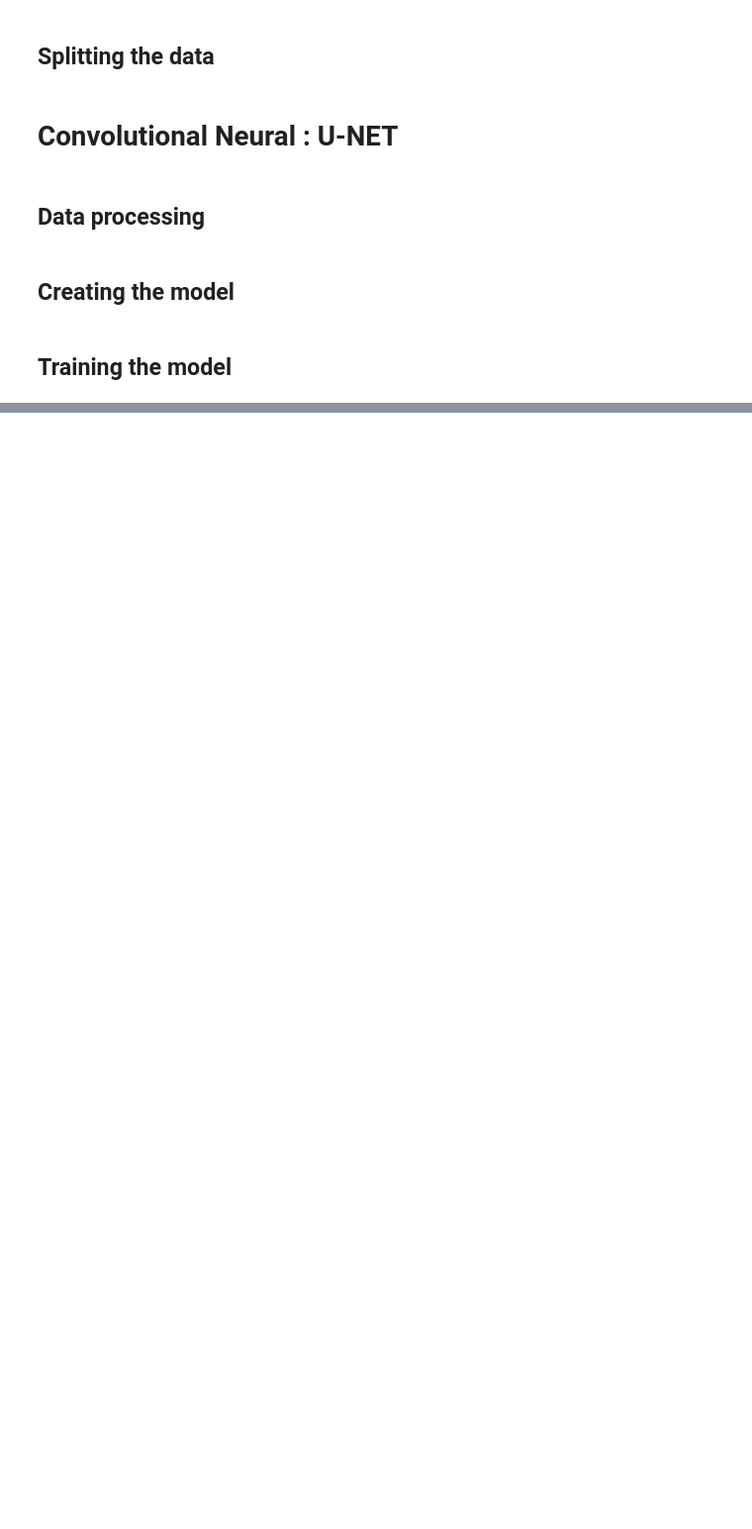
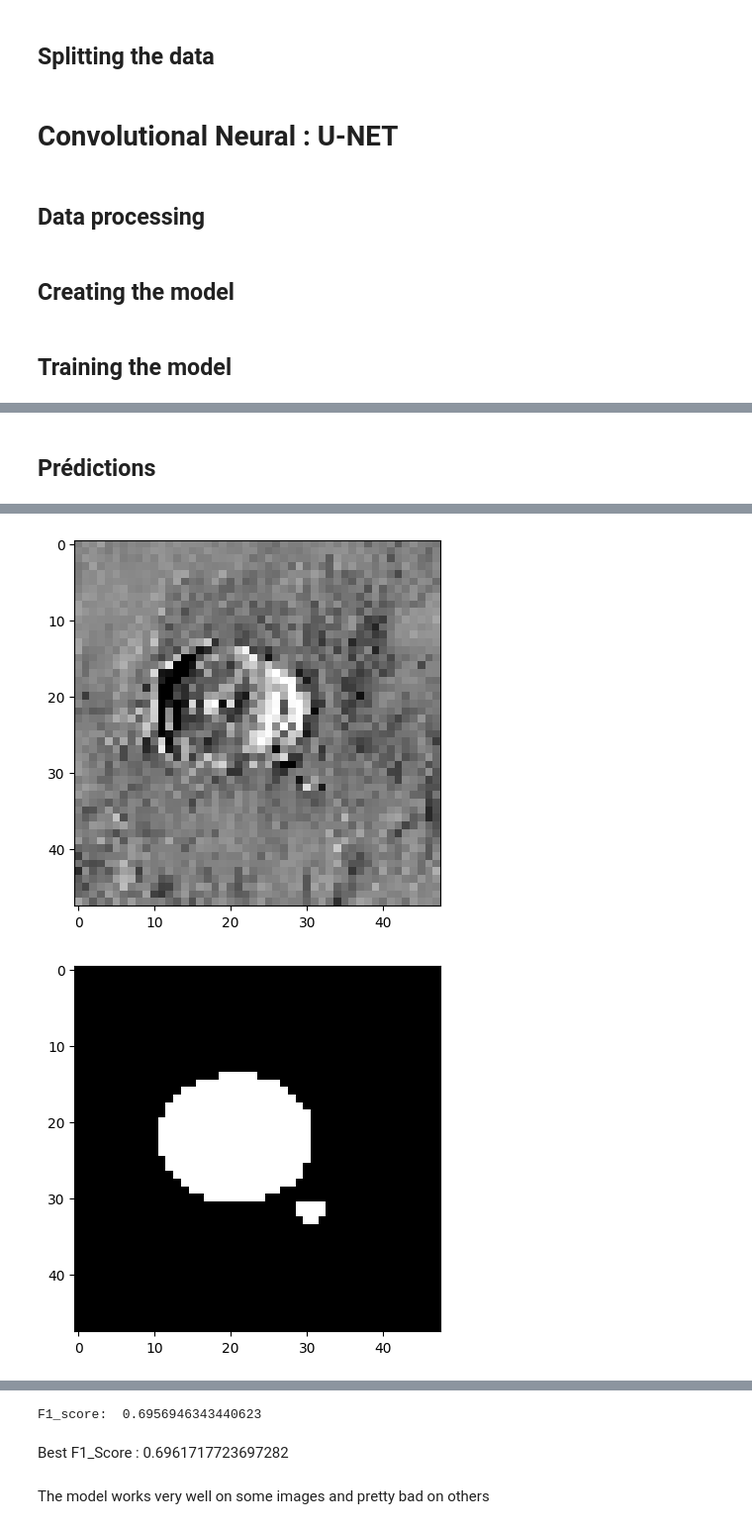
Before and after one commit to Seb65789/Lisboa-Machine-Learning-Project, a Jupyter notebook: Part_2/Classification_Problem_2/Classification_PB_2.ipynb, the cells around one changed output, grey strips where cells are left out. Shown at 99% size. Saved outputs shown, nothing was run; the diff lists cells and outputs as text; code cells hidden in the pictures; blank space fills up the shorter version.

```diff
--- a/Part_2/Classification_Problem_2/Classification_PB_2.ipynb
+++ b/Part_2/Classification_Problem_2/Classification_PB_2.ipynb
@@ -235,0 +252,29 @@ Best obtained so far -> rmsprop
+# %% [markdown]
+## Prédictions
+# %%
+# Predictions
+predictions = model_img.predict(Xval_b_mat)
+
+# Reshaping the predctions
+predictions = predictions.reshape(-1, 48, 48)
+
+# Thresholding the predictions
+predictions[predictions >= 0.5] = 1
+predictions[predictions < 0.5] = 0
+
+# The true image and the predicted one
+plt.imshow(Xval_b_mat[3], cmap='gray')
+plt.show()
+plt.imshow(Yval_b_mat[3], cmap='gray')
+plt.show()
+plt.imshow(predictions[3], cmap='gray')
+plt.show()
+
+# F1_score
+f1 = []
+for i in range(0,110) :
+  f1.append(f1_score(Yval_b_mat[i].flatten(), predictions[i].flatten()))
+
+f1 = np.array(f1)
+print("F1_score: ", np.mean(f1))
+# %% [output]
@@ -235,0 +282,2 @@ Best obtained so far -> rmsprop
+[figure, added]
+[figure, added]
@@ -235,0 +285,5 @@ Best obtained so far -> rmsprop
+F1_score:  0.6956946343440623
+# %% [markdown]
+Best F1_Score : 0.6961717723697282
+# %% [markdown]
+The model works very well on some images and pretty bad on others
```
Also changed, not shown: parts of 18 cells of this notebook, 1 other file.
